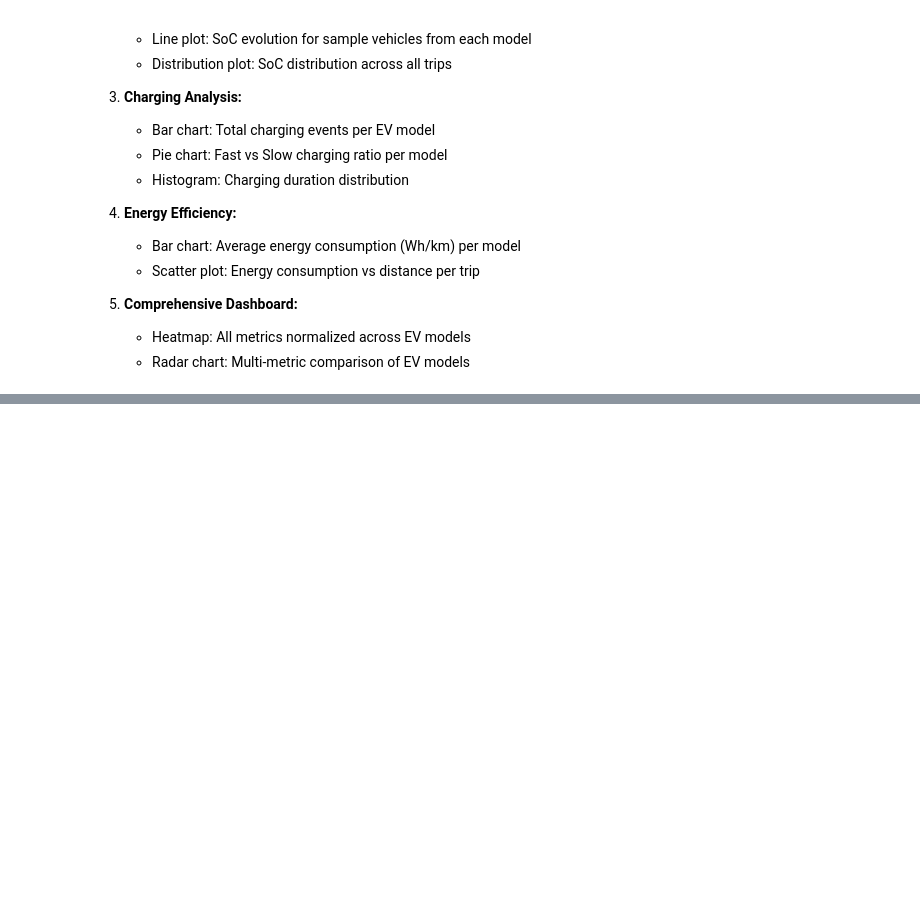
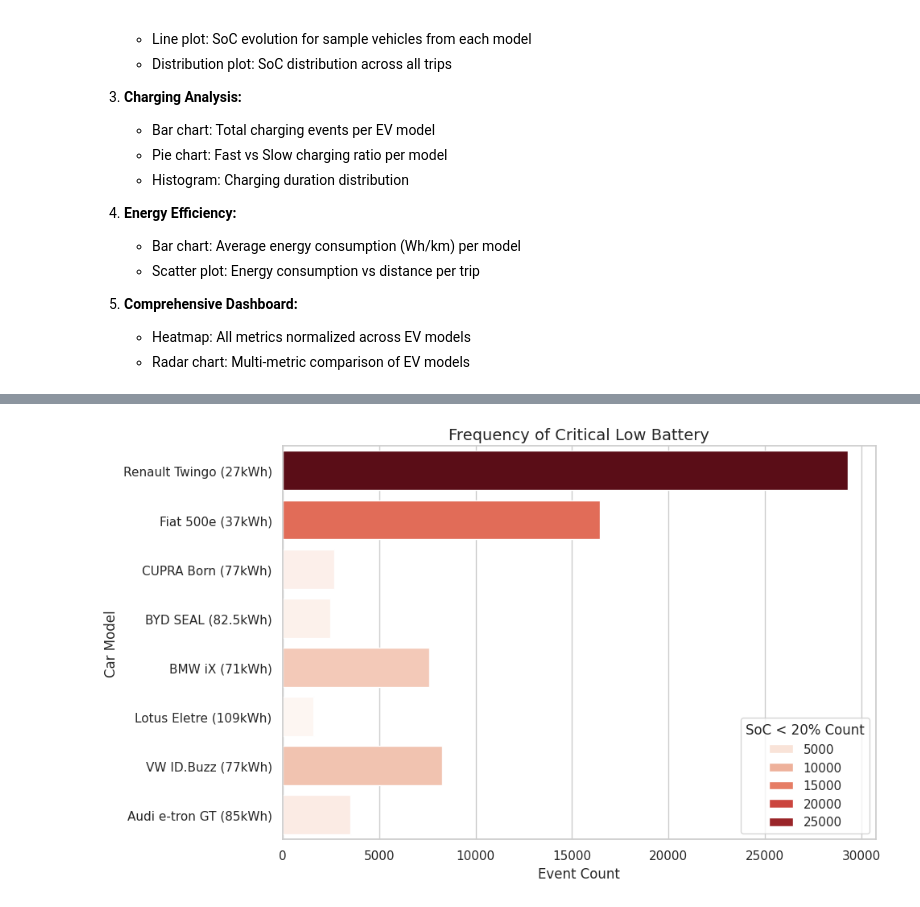
Before and after one commit to CavaWasTaken/SmartMobility, a Jupyter notebook: Labs/Lab3/LAB_3.ipynb, the cells around one changed output, grey strips where cells are left out. Saved outputs shown, nothing was run; the diff lists cells and outputs as text; code cells hidden in the pictures; blank space fills up the shorter version.

```diff
--- a/Labs/Lab3/LAB_3.ipynb
+++ b/Labs/Lab3/LAB_3.ipynb
@@ -1170,0 +1531,13 @@ performance_metrics = {
+# %%
+plt.figure(figsize=(10, 6))
+
+# Plot: Critical Low Battery Events
+sns.barplot(data=df, y='Car Model', x='SoC < 20% Count', palette='Reds', hue='SoC < 20% Count')
+plt.title('Frequency of Critical Low Battery', fontsize=14)
+plt.xlabel('Event Count')
+plt.ylabel('Car Model')
+
+plt.tight_layout()
+plt.show()
+# %% [output]
+[figure, added]
```
Also changed, not shown: parts of 58 cells of this notebook, 8 other files.
